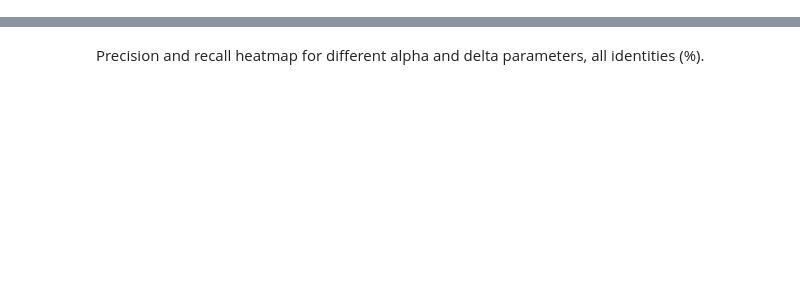
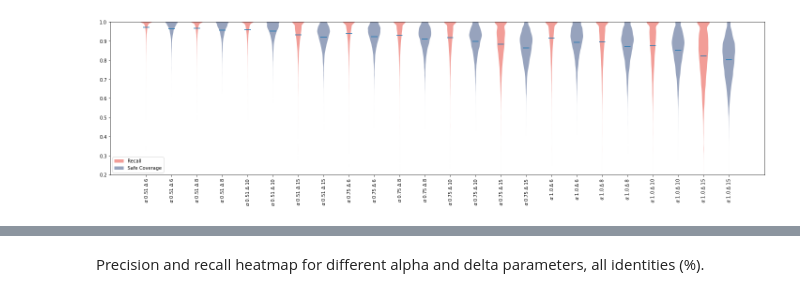
Before and after one commit to algbio/alignment-safety, a Jupyter notebook: pipeline/analysis/motifs.ipynb, the cells around one changed output, grey strips where cells are left out. Saved outputs shown, nothing was run; the diff lists cells and outputs as text; code cells hidden in the pictures; blank space fills up the shorter version.

```diff
--- a/pipeline/analysis/motifs.ipynb
+++ b/pipeline/analysis/motifs.ipynb
@@ -415,0 +514,4 @@ groups = filter_clusters(groups, alphas, deltas)
+# %%
+violinplot_stacked(groups, alphas, [6,8,10,15], ["recall", "safe_coverage"], id_range=[40,70])
+# %% [output]
+[figure, added]
```
Also changed, not shown: parts of 34 cells of this notebook, 16 other files.
